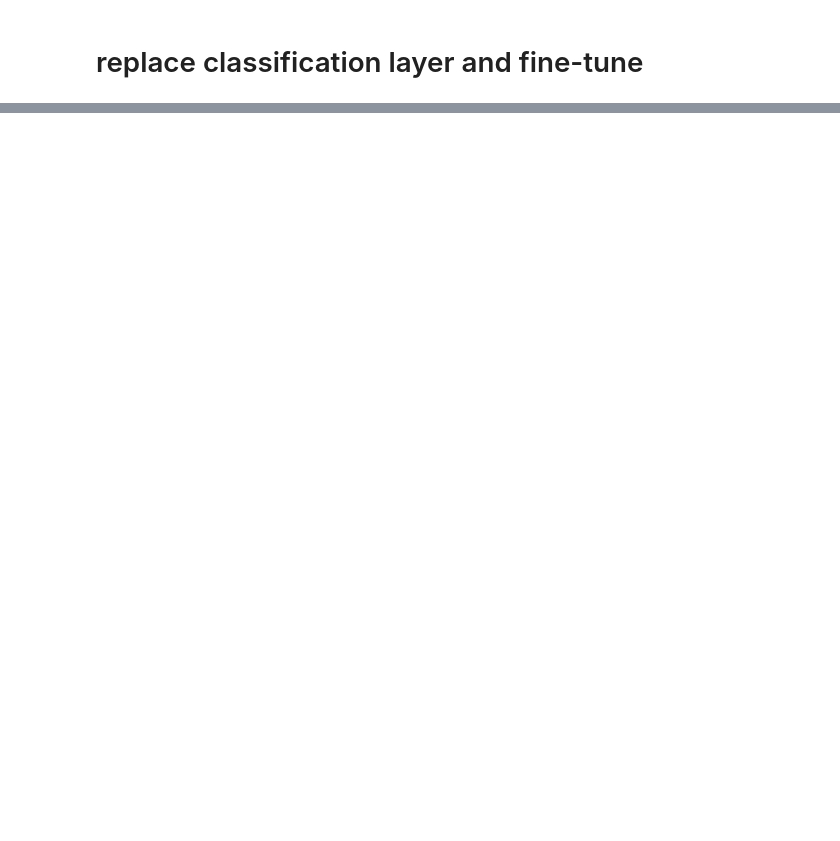
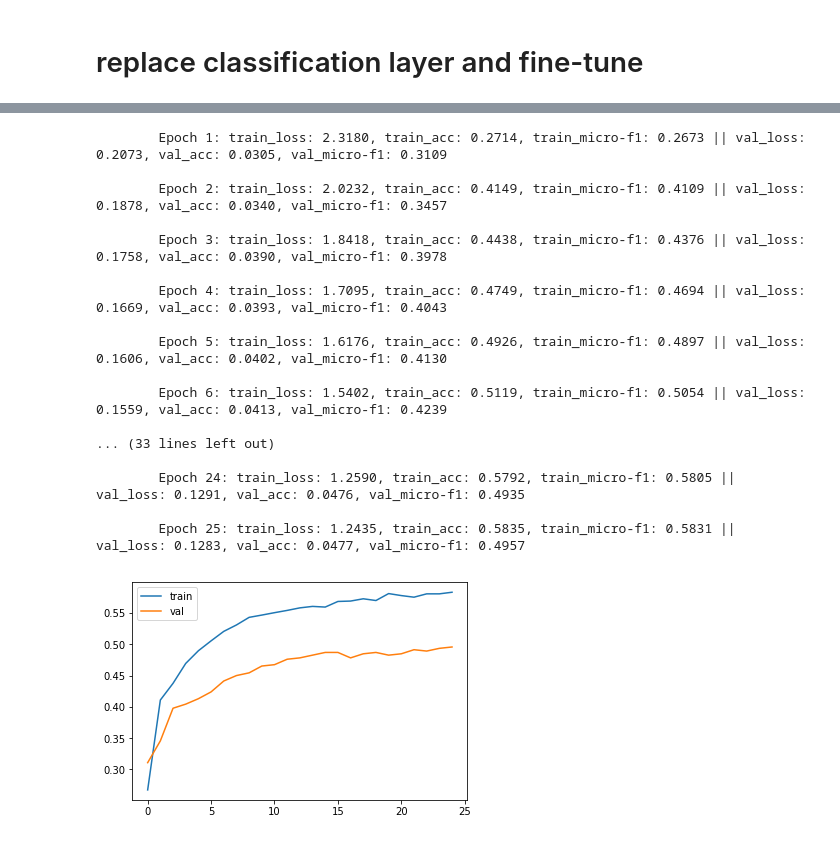
Before and after one commit to sorgmi/amazon_category_prediction, a Jupyter notebook: training/fine-tune.ipynb, the cells around one changed output, grey strips where cells are left out. Drawn from its saved outputs; the diff is of its cells as text; code cells hidden in the pictures; blank space fills up the shorter version.

```diff
--- a/training/fine-tune.ipynb
+++ b/training/fine-tune.ipynb
@@ -369,0 +389,4 @@ KeyboardInterrupt: ignored
+# %%
+c +=1
+attribute_f1_train, attribute_f1_val = retrain("attribute",c, iterator)
+# %% [output]
@@ -369,0 +394,18 @@ KeyboardInterrupt: ignored
+        Epoch 1: train_loss: 2.3180, train_acc: 0.2714, train_micro-f1: 0.2673 || val_loss: 0.2073, val_acc: 0.0305, val_micro-f1: 0.3109
+
+        Epoch 2: train_loss: 2.0232, train_acc: 0.4149, train_micro-f1: 0.4109 || val_loss: 0.1878, val_acc: 0.0340, val_micro-f1: 0.3457
+
+        Epoch 3: train_loss: 1.8418, train_acc: 0.4438, train_micro-f1: 0.4376 || val_loss: 0.1758, val_acc: 0.0390, val_micro-f1: 0.3978
+
+        Epoch 4: train_loss: 1.7095, train_acc: 0.4749, train_micro-f1: 0.4694 || val_loss: 0.1669, val_acc: 0.0393, val_micro-f1: 0.4043
+
+        Epoch 5: train_loss: 1.6176, train_acc: 0.4926, train_micro-f1: 0.4897 || val_loss: 0.1606, val_acc: 0.0402, val_micro-f1: 0.4130
+
+        Epoch 6: train_loss: 1.5402, train_acc: 0.5119, train_micro-f1: 0.5054 || val_loss: 0.1559, val_acc: 0.0413, val_micro-f1: 0.4239
+
+... (33 lines left out)
+
+        Epoch 24: train_loss: 1.2590, train_acc: 0.5792, train_micro-f1: 0.5805 || val_loss: 0.1291, val_acc: 0.0476, val_micro-f1: 0.4935
+
+        Epoch 25: train_loss: 1.2435, train_acc: 0.5835, train_micro-f1: 0.5831 || val_loss: 0.1283, val_acc: 0.0477, val_micro-f1: 0.4957
+[figure, added]
```
Also changed, not shown: parts of 6 cells of this notebook, 2 other files.
